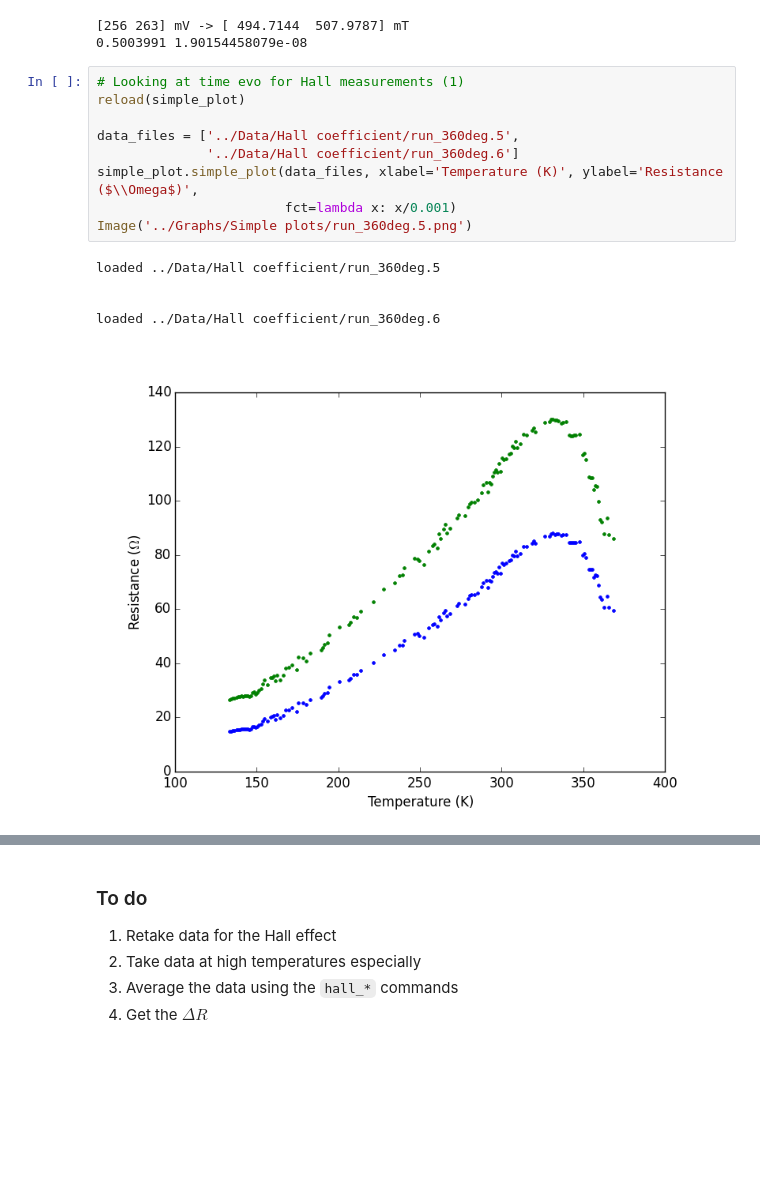
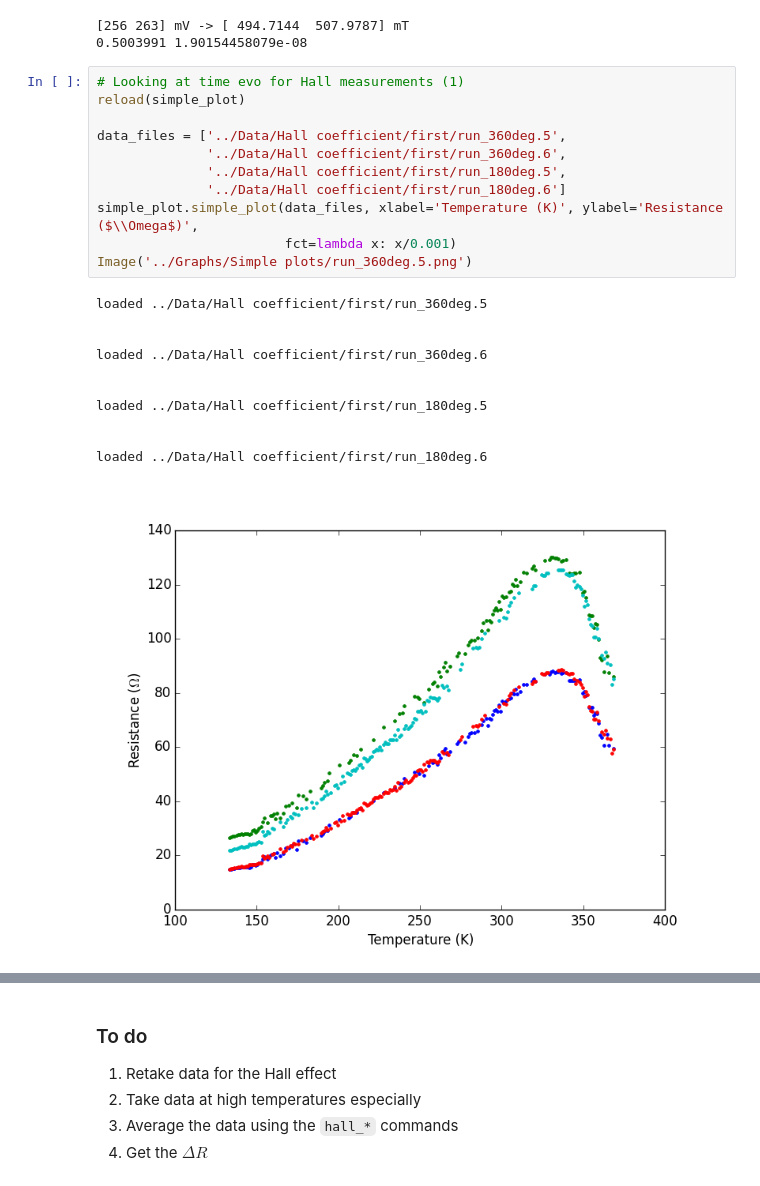
Before and after one commit to ejetzer/hall, a Jupyter notebook: Outline/Lab Outline.ipynb, the cells around one changed output, grey strips where cells are left out. Saved outputs shown, nothing was run; the diff lists cells and outputs as text; blank space fills up the shorter version.

Commit message:
Added some plots.

```diff
--- a/Outline/Lab Outline.ipynb
+++ b/Outline/Lab Outline.ipynb
@@ -488,18 +488,26 @@ print avg_field/1e3, avg_fielde/1e3
 # %%
 # Looking at time evo for Hall measurements (1)
 reload(simple_plot)
 
-data_files = ['../Data/Hall coefficient/run_360deg.5',
-              '../Data/Hall coefficient/run_360deg.6']
+data_files = ['../Data/Hall coefficient/first/run_360deg.5',
+              '../Data/Hall coefficient/first/run_360deg.6',
+              '../Data/Hall coefficient/first/run_180deg.5',
+              '../Data/Hall coefficient/first/run_180deg.6']
 simple_plot.simple_plot(data_files, xlabel='Temperature (K)', ylabel='Resistance ($\\Omega$)',
                         fct=lambda x: x/0.001)
 Image('../Graphs/Simple plots/run_360deg.5.png')
 # %% [output]
-loaded ../Data/Hall coefficient/run_360deg.5
+loaded ../Data/Hall coefficient/first/run_360deg.5
 
 
-loaded ../Data/Hall coefficient/run_360deg.6
+loaded ../Data/Hall coefficient/first/run_360deg.6
+
+
+loaded ../Data/Hall coefficient/first/run_180deg.5
+
+
+loaded ../Data/Hall coefficient/first/run_180deg.6
-[figure, old version]
+[figure, new version]
 # %%
 reload(Hall_coefficient)
 reload(RvsT)
```
Also changed, not shown: parts of 4 cells of this notebook, 13 other files.
